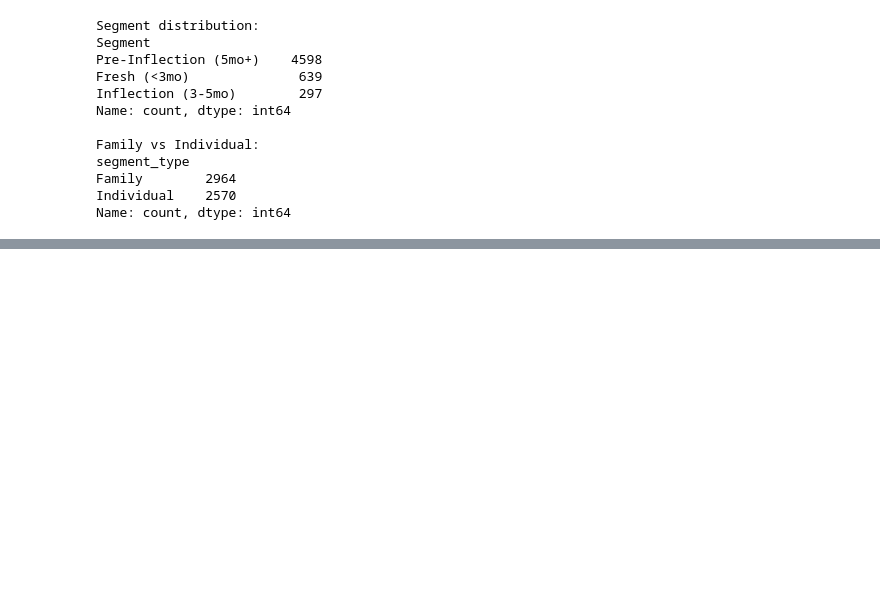
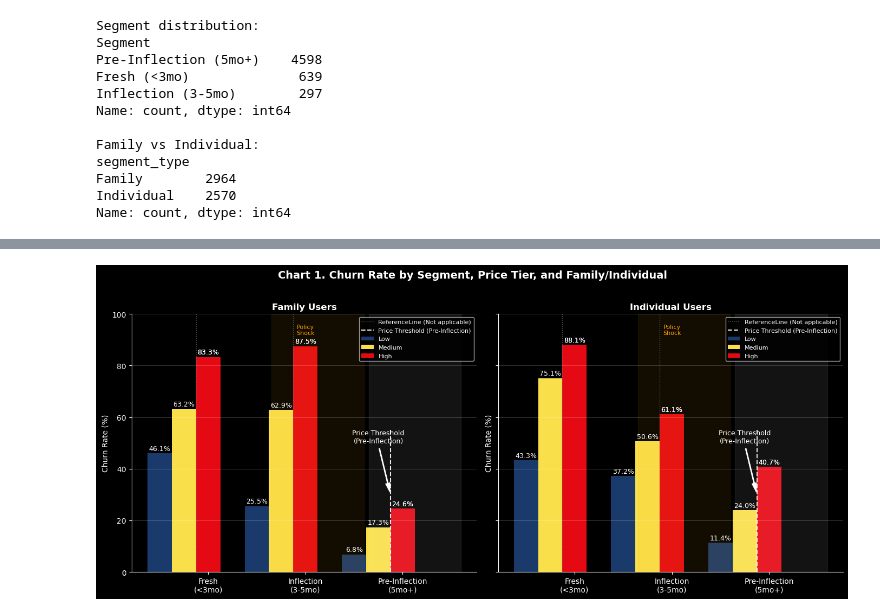
Before and after one commit to coolmich0904/YOUTUBE_CHURN_PRICE_RISK, a Jupyter notebook: notebooks/eda_03_price_threshold.ipynb, the cells around one changed output, grey strips where cells are left out. Cells and saved outputs as stored; diff of their text form; code cells hidden in the pictures; blank space fills up the shorter version.

```diff
--- a/notebooks/eda_03_price_threshold.ipynb
+++ b/notebooks/eda_03_price_threshold.ipynb
@@ -40,8 +58,9 @@ def categorize_tenure(t):
 
 df['Segment'] = df['calculated_tenure'].apply(categorize_tenure)
 
-#Price Tier
-df['PriceTier'] = pd.cut(df['MonthlyCharges'], bins=[0, 35, 75, 120], labels=['Low', 'Medium', 'High'])
+# Price tier: qcut (equal size, consistent with EDA 01)
+# Low: $18~$50 / Medium: $50~$84 / High: $84~$118
+df['PriceTier'] = pd.qcut(df['MonthlyCharges'], q=3, labels=['Low', 'Medium', 'High'])
 
 # Family vs Individual (consistent with EDA 02)
 df['is_family'] = (df['Partner'] == 'Yes' )| (df['Dependents'] == 'Yes')
@@ -64,0 +117,5 @@ Name: count, dtype: int64
+# %%
+# Churn Rate by Segment X Price Tier X Family/Individual
+churn_rates = df.groupby(['Segment', 'PriceTier', 'segment_type'])['Churn'].value_counts(normalize=True).unstack(fill_value=0)['Yes'] * 100
+print("\nChurn Rates by Segment, Price Tier, and Family/Individual:")
+print(churn_rates)
@@ -64,0 +140,71 @@ Name: count, dtype: int64
+# %%
+# Visualization - Grouped Bar Chart
+plt.style.use('dark_background')
+fig, axes = plt.subplots(1, 2, figsize=(14, 6), sharey=True)
+fig.suptitle('Chart 1. Churn Rate by Segment, Price Tier, and Family/Individual', fontsize=14, fontweight='bold', y=1.02)
+segment_order = ['Fresh (<3mo)', 'Inflection (3-5mo)', 'Pre-Inflection (5mo+)']
+price_tiers = ['Low', 'Medium', 'High']
+colors = {'Low': '#1a3a6b', 'Medium': '#f9e04b', 'High': '#e50914'}
+
+x = np.arange(len(segment_order))
+width = 0.25
+
+for idx, seg_type in enumerate(['Family', 'Individual']):
+    for i, price in enumerate(price_tiers):
+        vals = [churn_rates.get((seg, price, seg_type), 0)
+                for seg in segment_order]
+        bars = axes[idx].bar(x + (i - 1) * width, vals, width, label=price, color=colors[price])
+
+        # Value labels on bars
+        for bar in bars:
+            height = bar.get_height()
+            axes[idx].text(bar.get_x() + bar.get_width() / 2, height + 0.5, f'{height:.1f}%',
+                           ha='center', va='bottom', fontsize=9, color='white')
+
+    # Value labels on bars
+    for bar in bars:
+        height = bar.get_height()
+        axes[idx].text(bar.get_x() + bar.get_width() / 2, height + 0.5, f'{height:.1f}%',
+                       ha='center', va='bottom', fontsize=9, color='white')
+
+    # Threshold and Reference Lines
+    for seg_idx in range(3):
+        threshold_x = x[seg_idx] + 0.5 * width   # Position threshold line between Medium and High
+
+        if seg_idx ==2:  # Pre-Inflection segment
+            axes[idx].plot([threshold_x, threshold_x], [0, 55], color='white', linestyle='--', linewidth=1.5, alpha=0.9,label='Price Threshold (Pre-Inflection)')
+
+            # Annotation on Medium bar with arrow pointing --> to threshold line
+            text_x = threshold_x - 0.5 * width
+            axes[idx].annotate('Price Threshold\n(Pre-Inflection)', xy=(threshold_x, 30), xytext=(text_x, 50),
+                        arrowprops=dict(facecolor='white', shrink=0.05, width=1, headwidth=6), fontsize=9, color='white', ha='center')
+
+        else:   # For Fresh and Inflection segments: grey dotted (Reference Only)
+            axes[idx].plot([threshold_x, threshold_x], [0, 100], color='grey', linestyle=':', linewidth=1, alpha=0.7, label='ReferenceLine (Not applicable)' if seg_idx==0 else '' )
+
+
+    # Zone Highlighting
+    # Pre-Inflection: Highlight High Price Tier zone (above threshold) with red shade
+    axes[idx].axvspan(x[2] - 0.1, x[2] + 3*width + 0.1, alpha=0.08, color='white')
+
+    # Infection zone:policy shock label
+    axes[idx].axvspan(x[1] - 0.1, x[1] + 3*width + 0.1, alpha=0.08, color='orange')
+    axes[idx].text(x[1] + width, 92, 'Policy\nShock',
+            ha='center', color='orange', fontsize=8)
+
+    # Axes formatting
+    axes[idx].set_title(f"{seg_type} Users", fontsize=12, fontweight='bold')
+    axes[idx].set_xticks(x + width)
+    axes[idx].set_xticklabels(['Fresh\n(<3mo)', 'Inflection\n(3-5mo)', 'Pre-Inflection\n(5mo+)'], fontsize=10)
+    axes[idx].set_ylabel('Churn Rate (%)', fontsize=10)
+    axes[idx].set_ylim(0, 100)
+    axes[idx].legend(fontsize=8, title_fontsize=9, loc='upper right')
+    axes[idx].grid(axis='y', alpha=0.2)
+    axes[idx].spines['top'].set_visible(False)
+    axes[idx].spines['right'].set_visible(False)
+
+plt.tight_layout()
+plt.savefig('../outputs/eda_03/graph1_grouped_bar.png', dpi=150, bbox_inches='tight')
+plt.show()
+# %% [output]
+[figure, added]
```
Also changed, not shown: parts of 6 cells of this notebook, 1 other file.
